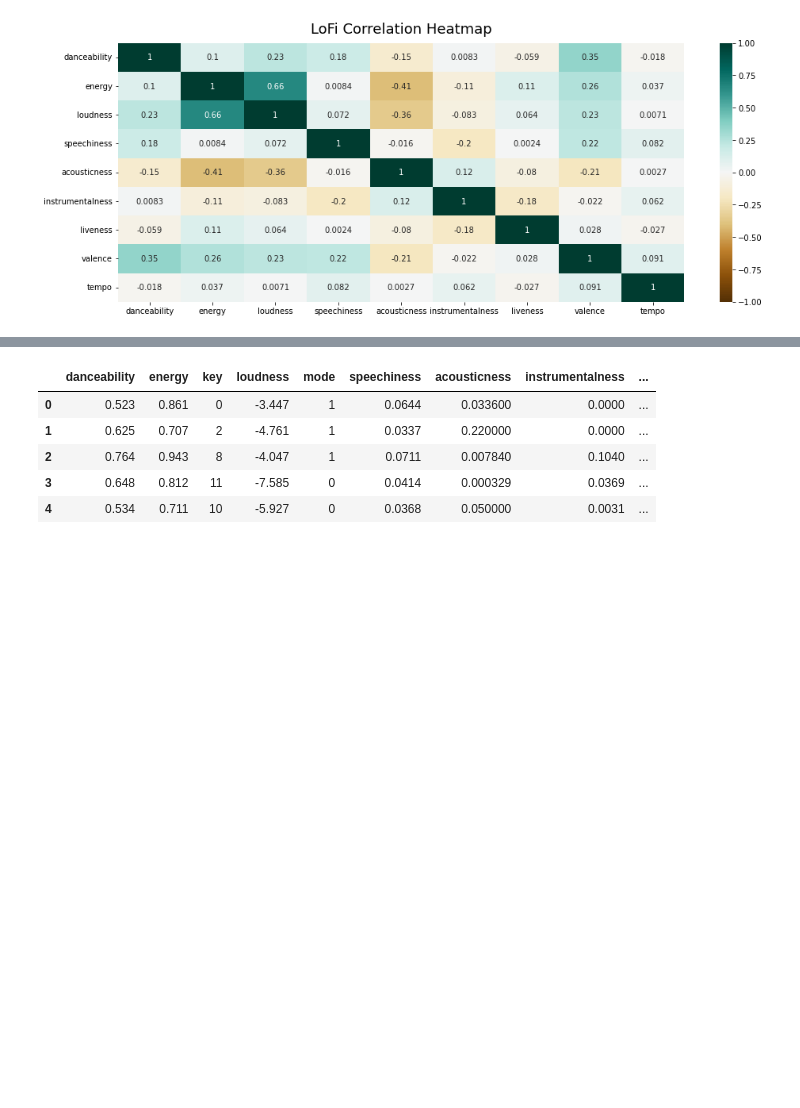
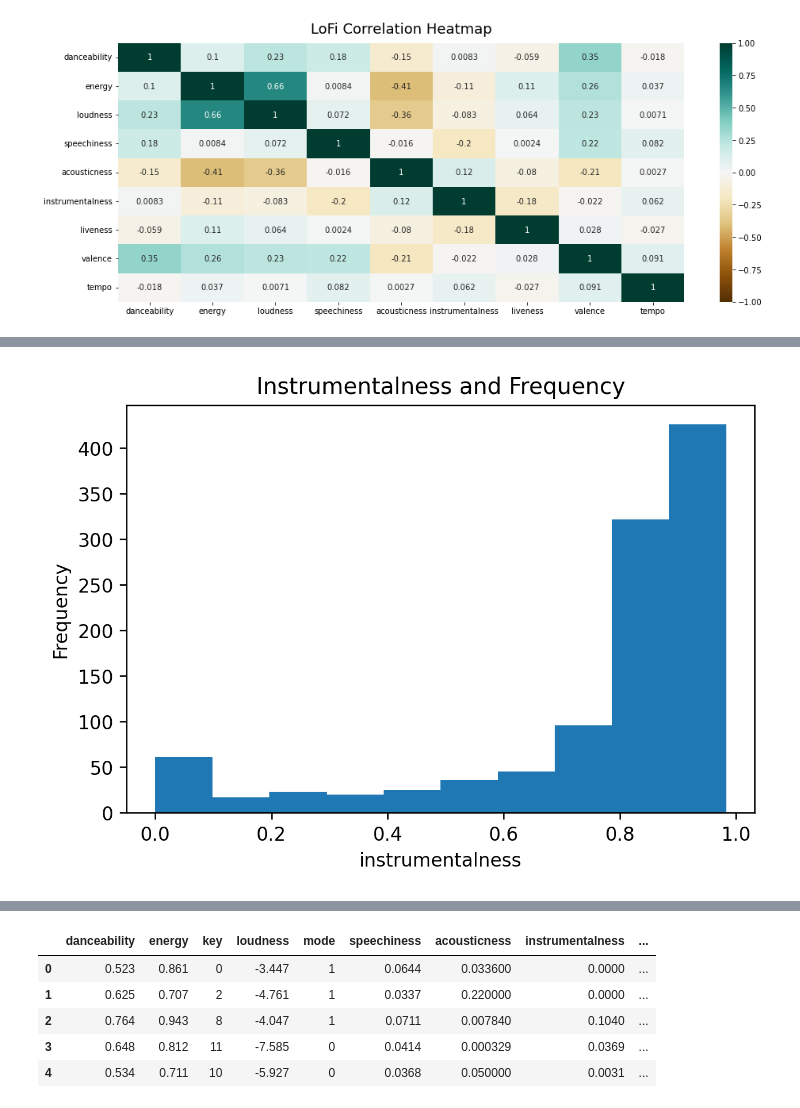
Before and after one commit to kchiev215/Spotify_EDM_Lofi_Analysis, a Jupyter notebook: Data_Analysis.ipynb, the cells around one changed output, grey strips where cells are left out. Cells and saved outputs as stored; diff of their text form; code cells hidden in the pictures; blank space fills up the shorter version.

```diff
--- a/Data_Analysis.ipynb
+++ b/Data_Analysis.ipynb
@@ -142,0 +209,8 @@ See the caveats in the documentation: https://pandas.pydata.org/pandas-docs/stab
+# %%
+plt.figure(figsize=(6,4), dpi= 240)
+plt.hist(x=df_lofi_eval['instrumentalness'])
+plt.xlabel('instrumentalness'), plt.ylabel('Frequency')
+plt.title('Instrumentalness and Frequency')
+plt.show()
+# %% [output]
+[figure, added]
```
Also changed, not shown: parts of 33 cells of this notebook.
